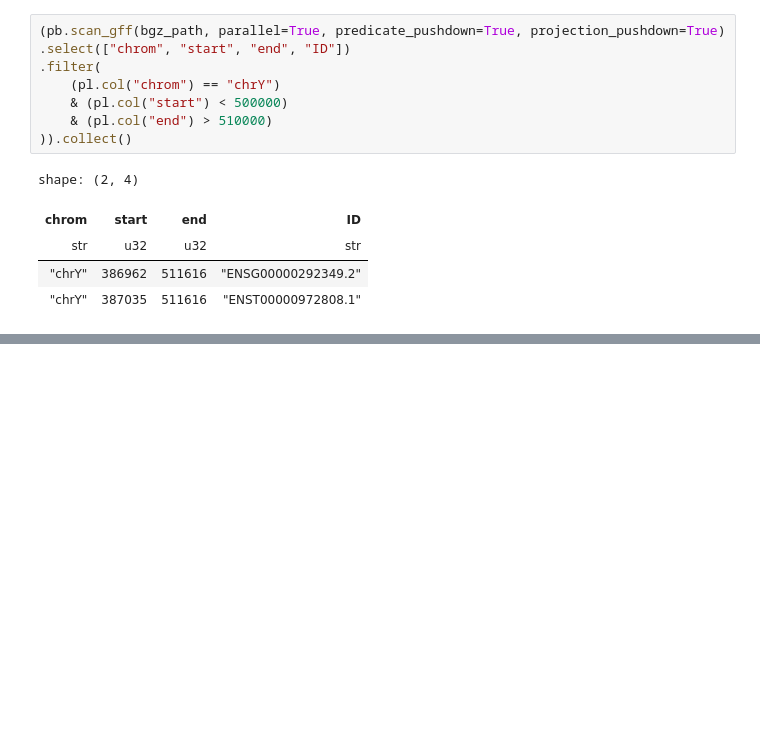
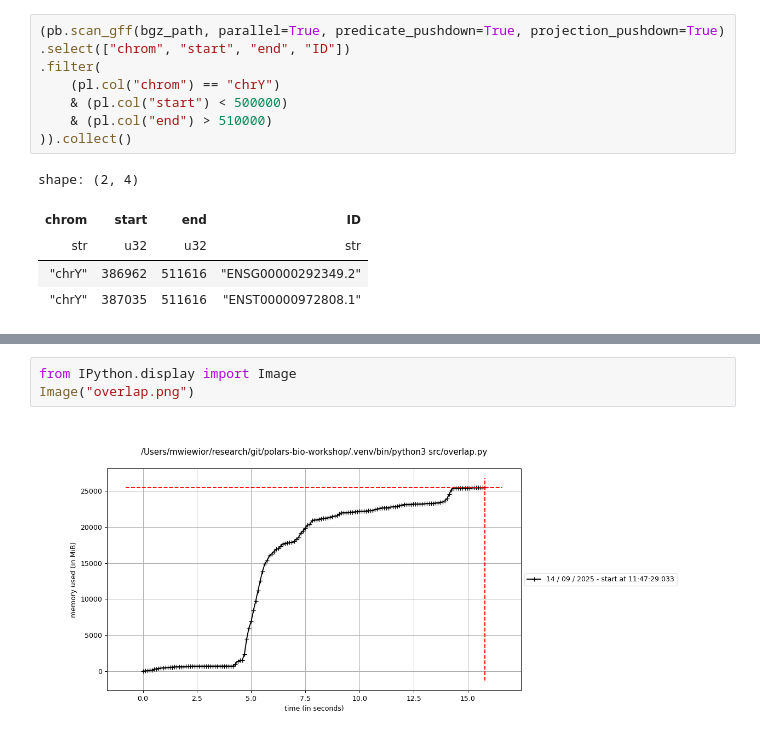
Before and after one commit to biodatageeks/polars-bio-workshop, a Jupyter notebook: notebook/gff_operations_demo.ipynb, the cells around one changed output, grey strips where cells are left out. Drawn from its saved outputs; the diff is of its cells as text; blank space fills up the shorter version.

```diff
--- a/notebook/gff_operations_demo.ipynb
+++ b/notebook/gff_operations_demo.ipynb
@@ -279,0 +327,5 @@ shape: (2, 4)
+# %%
+from IPython.display import Image
+Image("overlap.png")
+# %% [output]
+[figure, added]
```
Also changed, not shown: parts of 23 cells of this notebook, 3 other files.
